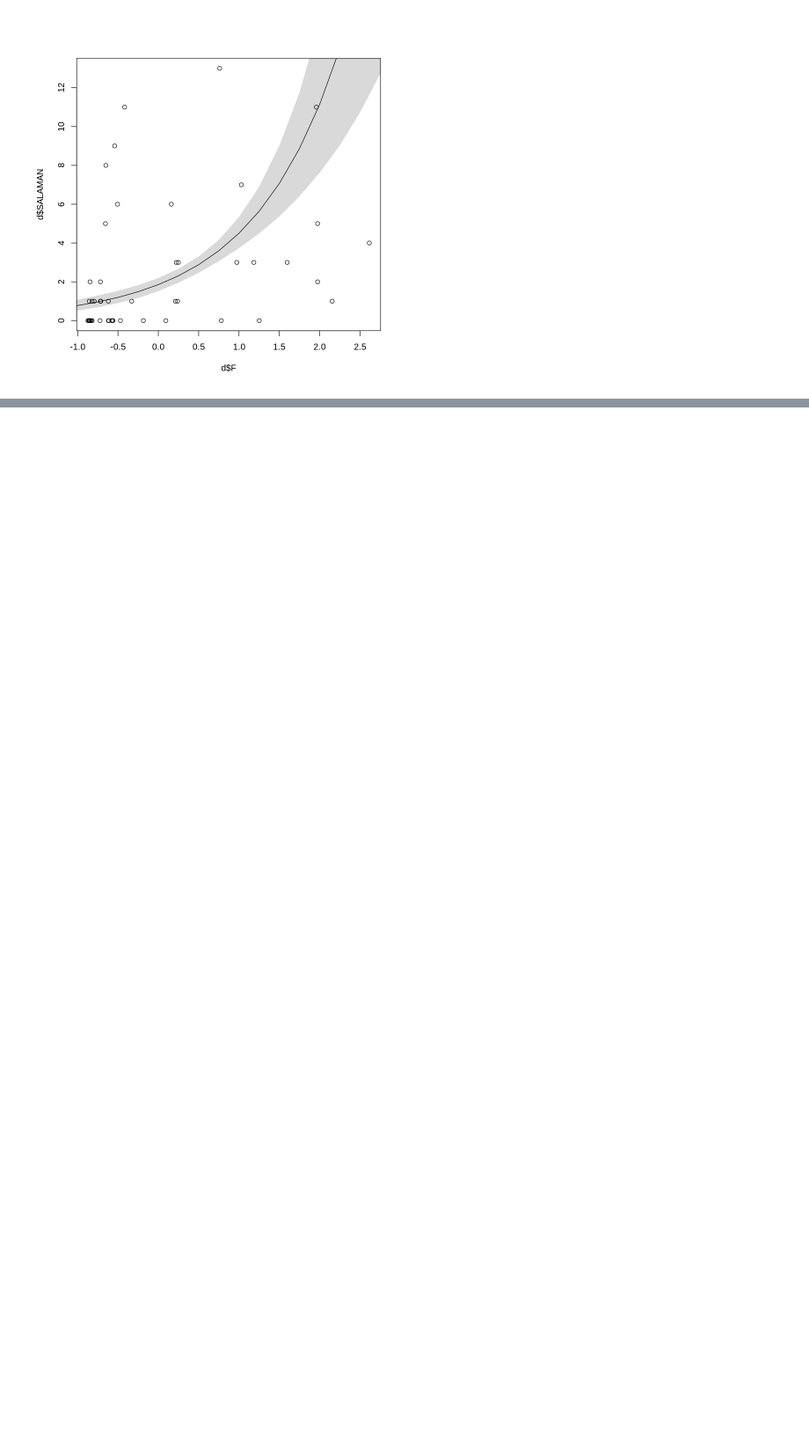
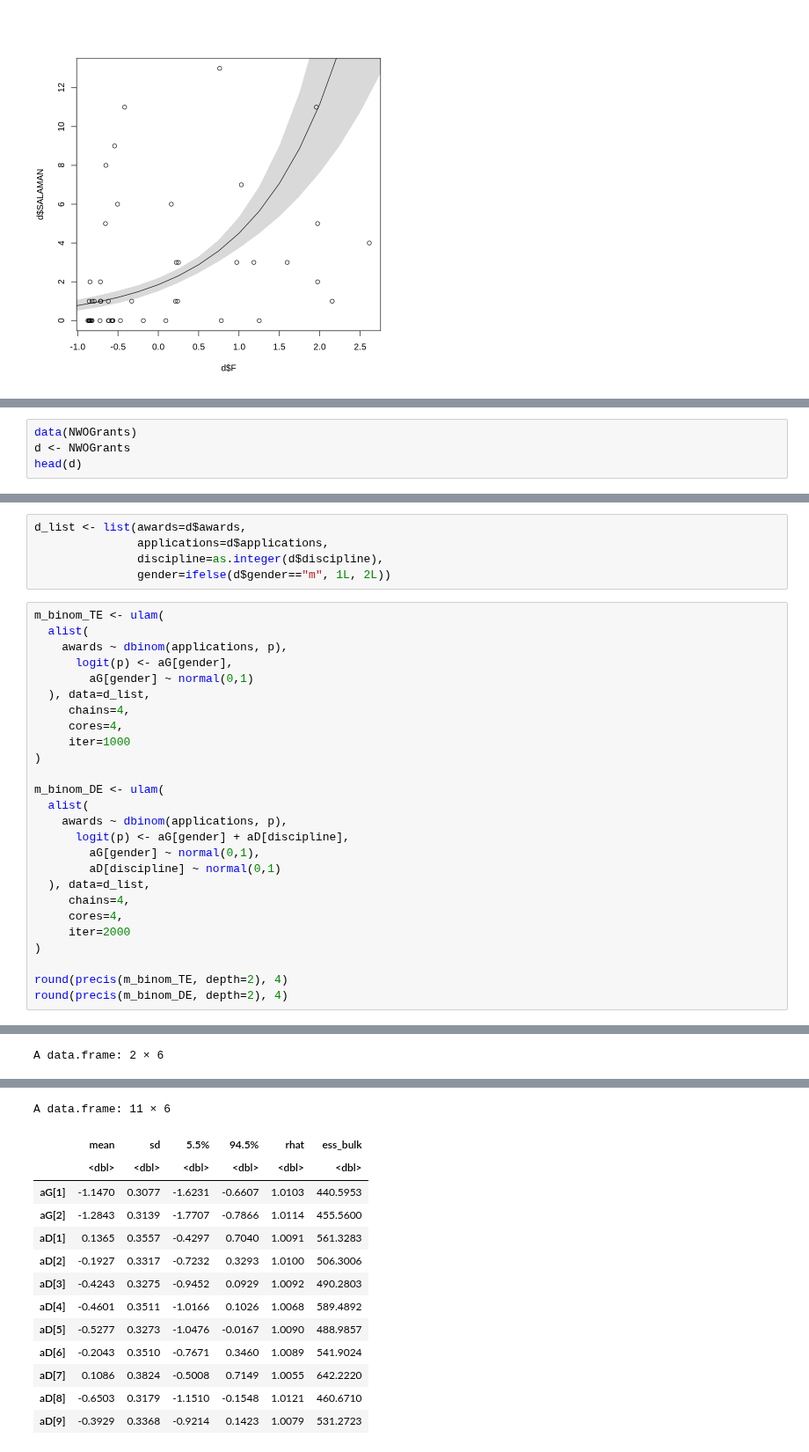
Before and after one commit to nicklausmillican/StatisticalRethinkingIISolutions, a Jupyter notebook: StatisticalRethinkingSolutions2_Ch11.ipynb, the cells around one changed output, grey strips where cells are left out. Shown at 88% size. Cells and saved outputs as stored; diff of their text form; blank space fills up the shorter version.

```diff
--- a/StatisticalRethinkingSolutions2_Ch11.ipynb
+++ b/StatisticalRethinkingSolutions2_Ch11.ipynb
@@ -1216,0 +1224,4 @@ shade(sim_PI2, F_seq)
+# %%
+data(NWOGrants)
+d <- NWOGrants
+head(d)
@@ -1216,0 +1255,32 @@ shade(sim_PI2, F_seq)
+# %%
+d_list <- list(awards=d$awards,
+               applications=d$applications,
+               discipline=as.integer(d$discipline),
+               gender=ifelse(d$gender=="m", 1L, 2L))
+# %%
+m_binom_TE <- ulam(
+  alist(
+    awards ~ dbinom(applications, p),
+      logit(p) <- aG[gender],
+        aG[gender] ~ normal(0,1)
+  ), data=d_list,
+     chains=4,
+     cores=4,
+     iter=1000
+)
+
+m_binom_DE <- ulam(
+  alist(
+    awards ~ dbinom(applications, p),
+      logit(p) <- aG[gender] + aD[discipline],
+        aG[gender] ~ normal(0,1),
+        aD[discipline] ~ normal(0,1)
+  ), data=d_list,
+     chains=4,
+     cores=4,
+     iter=2000
+)
+
+round(precis(m_binom_TE, depth=2), 4)
+round(precis(m_binom_DE, depth=2), 4)
+# %% [output]
@@ -1216,0 +1304 @@ shade(sim_PI2, F_seq)
+A data.frame: 2 × 6
@@ -1216,0 +1309,14 @@ shade(sim_PI2, F_seq)
+A data.frame: 11 × 6
+|  | mean | sd | 5.5% | 94.5% | rhat | ess_bulk |
+|  | <dbl> | <dbl> | <dbl> | <dbl> | <dbl> | <dbl> |
+| aG[1] | -1.1470 | 0.3077 | -1.6231 | -0.6607 | 1.0103 | 440.5953 |
+| aG[2] | -1.2843 | 0.3139 | -1.7707 | -0.7866 | 1.0114 | 455.5600 |
+| aD[1] | 0.1365 | 0.3557 | -0.4297 | 0.7040 | 1.0091 | 561.3283 |
+| aD[2] | -0.1927 | 0.3317 | -0.7232 | 0.3293 | 1.0100 | 506.3006 |
+| aD[3] | -0.4243 | 0.3275 | -0.9452 | 0.0929 | 1.0092 | 490.2803 |
+| aD[4] | -0.4601 | 0.3511 | -1.0166 | 0.1026 | 1.0068 | 589.4892 |
+| aD[5] | -0.5277 | 0.3273 | -1.0476 | -0.0167 | 1.0090 | 488.9857 |
+| aD[6] | -0.2043 | 0.3510 | -0.7671 | 0.3460 | 1.0089 | 541.9024 |
+| aD[7] | 0.1086 | 0.3824 | -0.5008 | 0.7149 | 1.0055 | 642.2220 |
+| aD[8] | -0.6503 | 0.3179 | -1.1510 | -0.1548 | 1.0121 | 460.6710 |
+| aD[9] | -0.3929 | 0.3368 | -0.9214 | 0.1423 | 1.0079 | 531.2723 |
```
Also changed, not shown: parts of 16 cells of this notebook.
